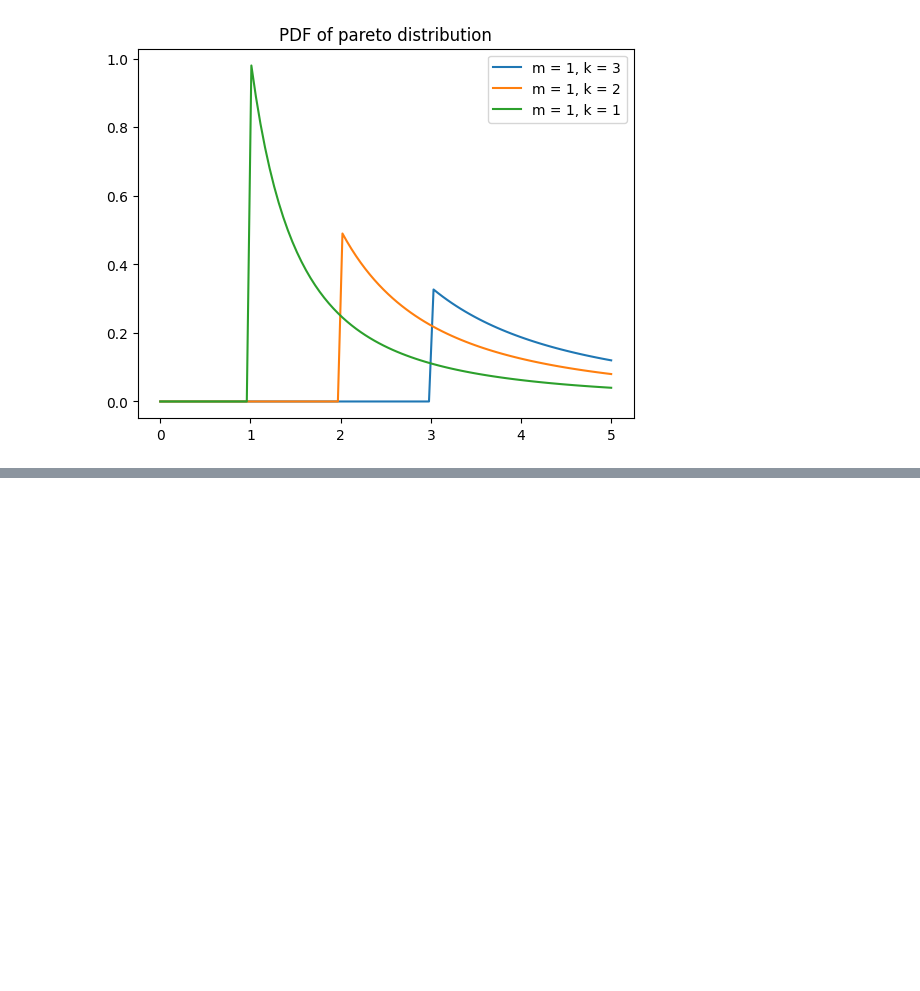
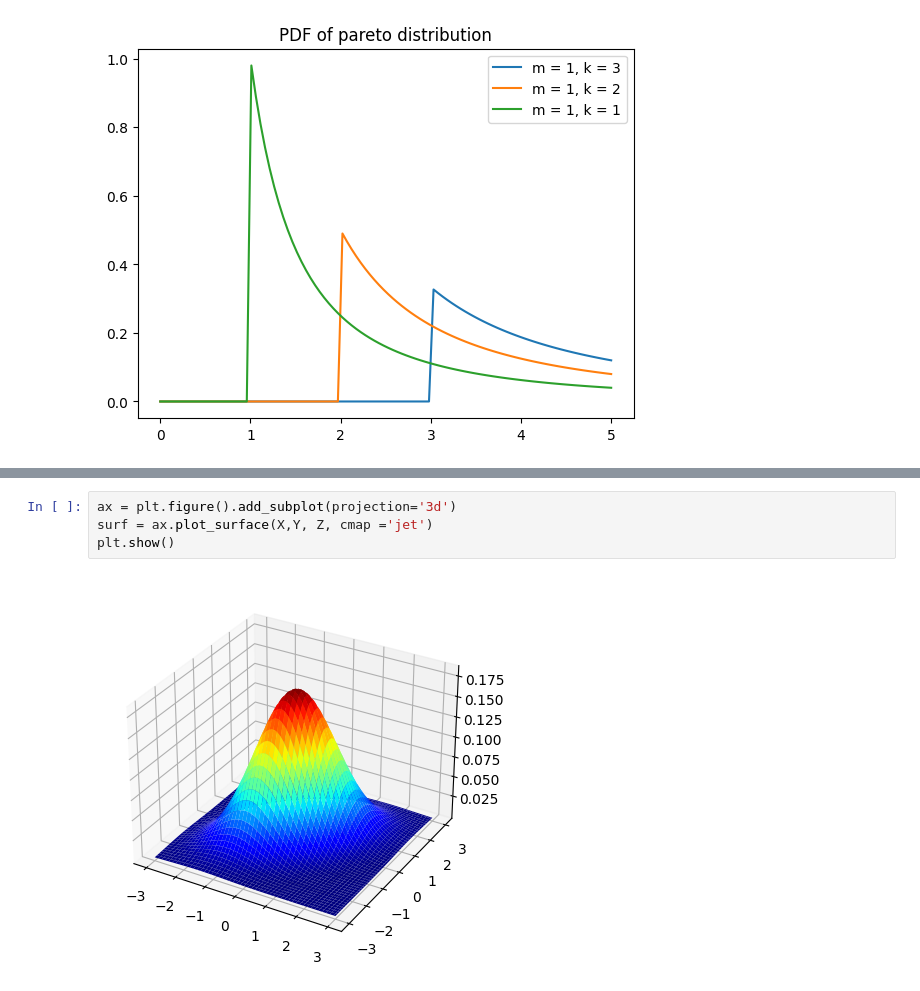
Before and after one commit to cherifseye/CogniCraft, a Jupyter notebook: probablity/examples.ipynb, the cells around one changed output, grey strips where cells are left out. Drawn from its saved outputs; the diff is of its cells as text; blank space fills up the shorter version.

```diff
--- a/probablity/examples.ipynb
+++ b/probablity/examples.ipynb
@@ -151,0 +180,6 @@ plt.show()
+# %%
+ax = plt.figure().add_subplot(projection='3d')
+surf = ax.plot_surface(X,Y, Z, cmap ='jet')
+plt.show()
+# %% [output]
+[figure, added]
```
Also changed, not shown: parts of 3 cells of this notebook, 3 other files.
